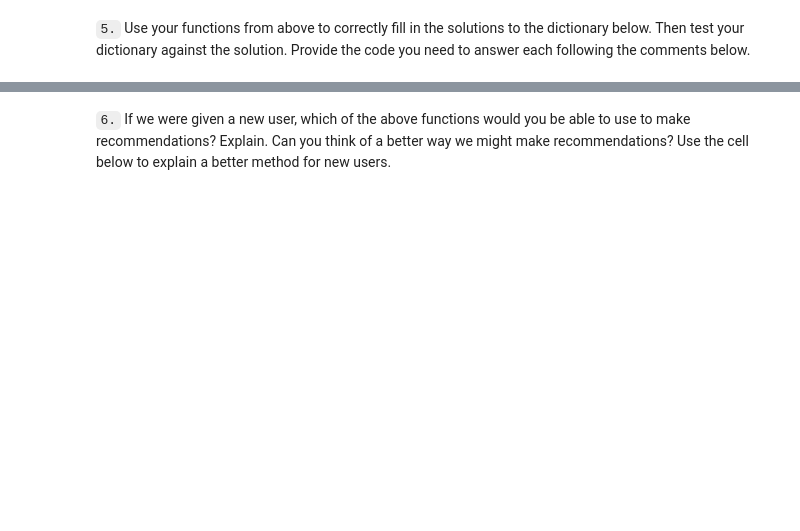
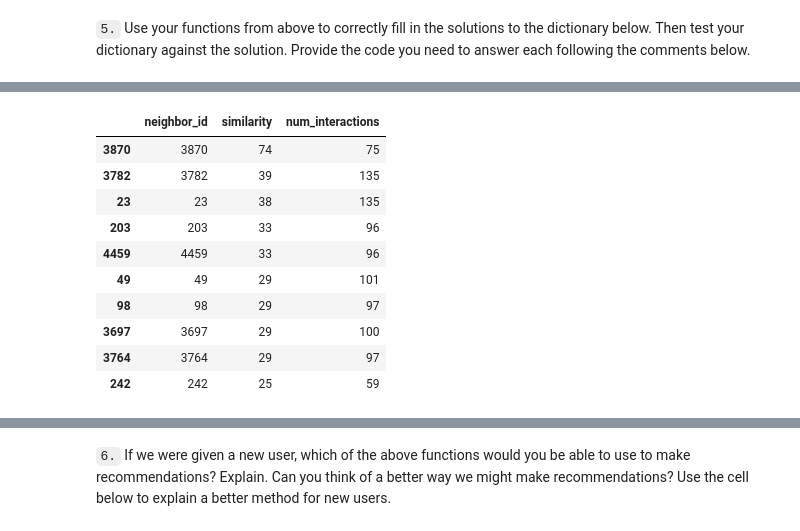
Before and after one commit to Ezeebube5/data-science-projects, a Jupyter notebook: recommendation_with_IBM/Recommendations_with_IBM.ipynb, the cells around one changed output, grey strips where cells are left out. Cells and saved outputs as stored; diff of their text form; code cells hidden in the pictures; blank space fills up the shorter version.

```diff
--- a/recommendation_with_IBM/Recommendations_with_IBM.ipynb
+++ b/recommendation_with_IBM/Recommendations_with_IBM.ipynb
@@ -193,7 +282,10 @@ def create_user_item_matrix(df):
     an article and a 0 otherwise
     '''
     # Fill in the function here
+    df['article_id'] = df['article_id'].astype(str)
 
+    user_item_pivot = df.groupby(['user_id', 'article_id'])['title'].count().notnull().unstack()
+    user_item = user_item_pivot.notnull().astype(np.int)
     return user_item # return the user_item matrix
 
 user_item = create_user_item_matrix(df)
@@ -339,7 +467,21 @@ def get_top_sorted_users(user_id, df=df, user_item=user_item):
                     highest of each is higher in the dataframe
 
     '''
-    # Your code here
+    column_names = ['neighbor_id', 'similarity', 'num_interactions']
+    neighbors_df = pd.DataFrame(columns = column_names)
+
+    # loop through user_item and build neighbors_df, taking note to sort by similarity
+    for i in user_item.index.values:
+        if i == user_id:
+            continue
+        neighbor_id = i
+        similarity = user_item[user_item.index == user_id].dot(user_item.loc[i].T).values[0]
+        num_of_interactions = user_item.loc[i].values.sum()
+        neighbors_df.loc[neighbor_id] = [neighbor_id, similarity, num_of_interactions]
+
+    neighbors_df['similarity'] = neighbors_df['similarity'].astype('int')
+    neighbors_df['neighbor_id'] = neighbors_df['neighbor_id'].astype('int')
+    neighbors_df = neighbors_df.sort_values(by = ['similarity', 'neighbor_id'], ascending = [False, True])
 
     return neighbors_df # Return the dataframe specified in the doc_string
 
@@ -367,7 +509,24 @@ def user_user_recs_part2(user_id, m=10):
     before choosing those with fewer total interactions.
 
     '''
-    # Your code here
+
+
+    top_df = get_top_sorted_users(user_id)
+    neighbor_id_list = top_df['neighbor_id'].values.tolist()
+    recs = []
+    name_ids = []
+
+    exp_article_ids = list(set(df[df['user_id'] == user_id]['article_id'].values.tolist()))
+
+    for uid in neighbor_id_list:
+        recs += df[df['user_id'] == uid]['article_id'].values.tolist()
+
+    recs = list(set(recs))
+    recs = [ x for x in recs if x not in exp_article_ids ]
+
+    rec_all = df[df.article_id.isin(recs)][['article_id','title']].drop_duplicates().head(m)
+    recs = rec_all['article_id'].values.tolist()
+    rec_names = rec_all['title'].values.tolist()
 
     return recs, rec_names
 # %%
@@ -383,3 +558,18 @@ print(rec_names)
+# %%
+# Find the 10th most similar user to user 131
+get_top_sorted_users(131).head(10)
+# %% [output]
+|  | neighbor_id | similarity | num_interactions |
+| 3870 | 3870 | 74 | 75 |
+| 3782 | 3782 | 39 | 135 |
+| 23 | 23 | 38 | 135 |
+| 203 | 203 | 33 | 96 |
+| 4459 | 4459 | 33 | 96 |
+| 49 | 49 | 29 | 101 |
+| 98 | 98 | 29 | 97 |
+| 3697 | 3697 | 29 | 100 |
+| 3764 | 3764 | 29 | 97 |
+| 242 | 242 | 25 | 59 |
 # %%
 ### Tests with a dictionary of results
 
```
Also changed, not shown: parts of 45 cells of this notebook, 1 other file.
